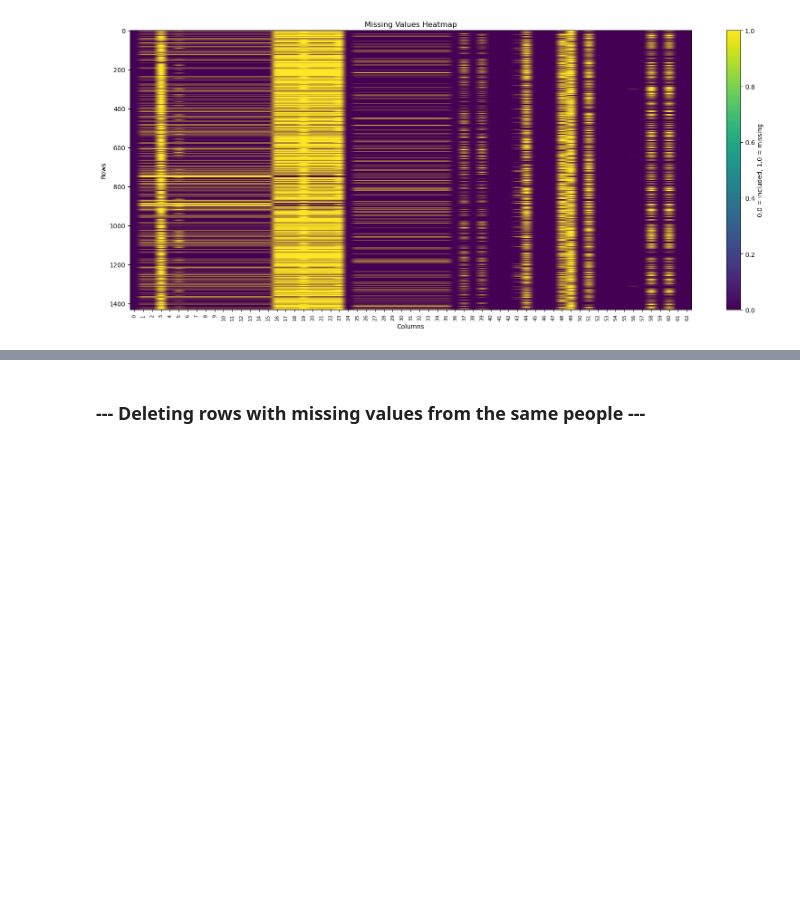
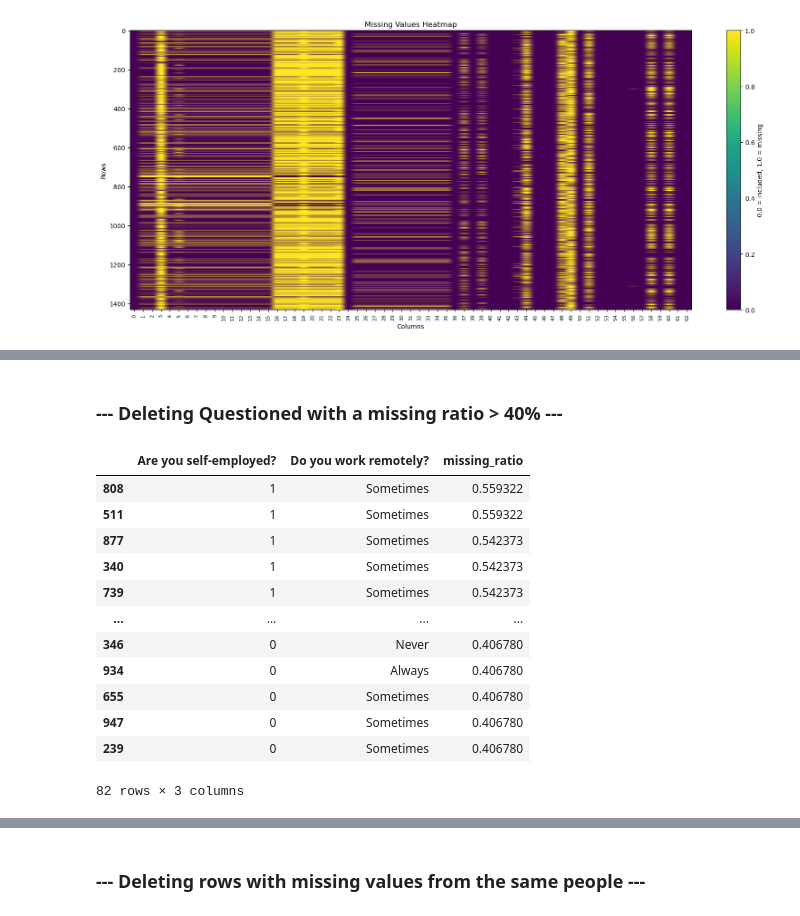
Before and after one commit to thedawid999/Health-Analysis, a Jupyter notebook: code/1_data_preprocessing.ipynb, the cells around one changed output, grey strips where cells are left out. Saved outputs shown, nothing was run; the diff lists cells and outputs as text; code cells hidden in the pictures; blank space fills up the shorter version.

```diff
--- a/code/1_data_preprocessing.ipynb
+++ b/code/1_data_preprocessing.ipynb
@@ -25,0 +45,26 @@ plt.show()
+# %% [markdown]
+### --- Deleting Questioned with a missing ratio > 40% ---
+# %%
+# calculate missing ratio
+data_clean['missing_ratio'] = data_clean.isna().mean(axis=1)
+# Consider only those Questioned with a missing ratio higher than 40%
+bad_rows = data_clean[data_clean['missing_ratio'] > 0.4]
+
+# out of all columns get only the id, missing_count and missing_ratio
+cols = [data_clean.columns[0]] + list(data_clean.columns[-2:])
+# sort the values descending
+bad_rows.sort_values("missing_ratio", ascending=False)[cols]
+# %% [output]
+|  | Are you self-employed? | Do you work remotely? | missing_ratio |
+| 808 | 1 | Sometimes | 0.559322 |
+| 511 | 1 | Sometimes | 0.559322 |
+| 877 | 1 | Sometimes | 0.542373 |
+| 340 | 1 | Sometimes | 0.542373 |
+| 739 | 1 | Sometimes | 0.542373 |
+| ... | ... | ... | ... |
+| 346 | 0 | Never | 0.406780 |
+| 934 | 0 | Always | 0.406780 |
+| 655 | 0 | Sometimes | 0.406780 |
+| 947 | 0 | Sometimes | 0.406780 |
+| 239 | 0 | Sometimes | 0.406780 |
+82 rows × 3 columns
```
Also changed, not shown: parts of 9 cells of this notebook.
